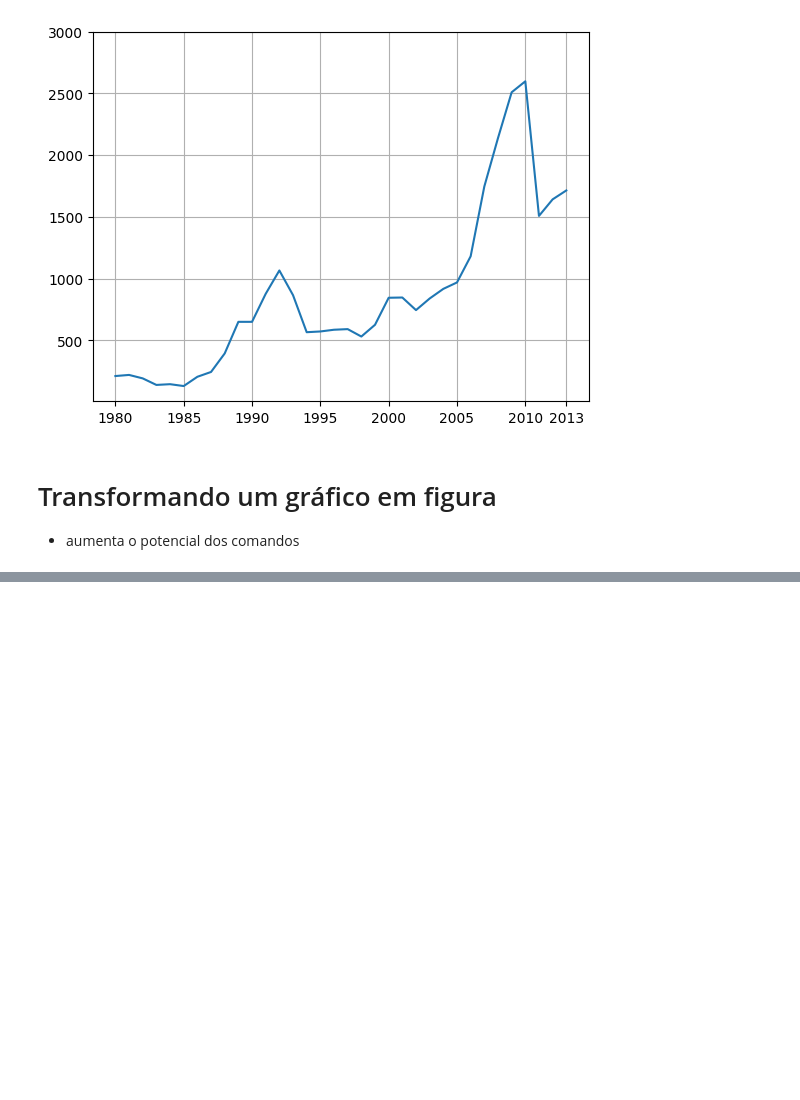
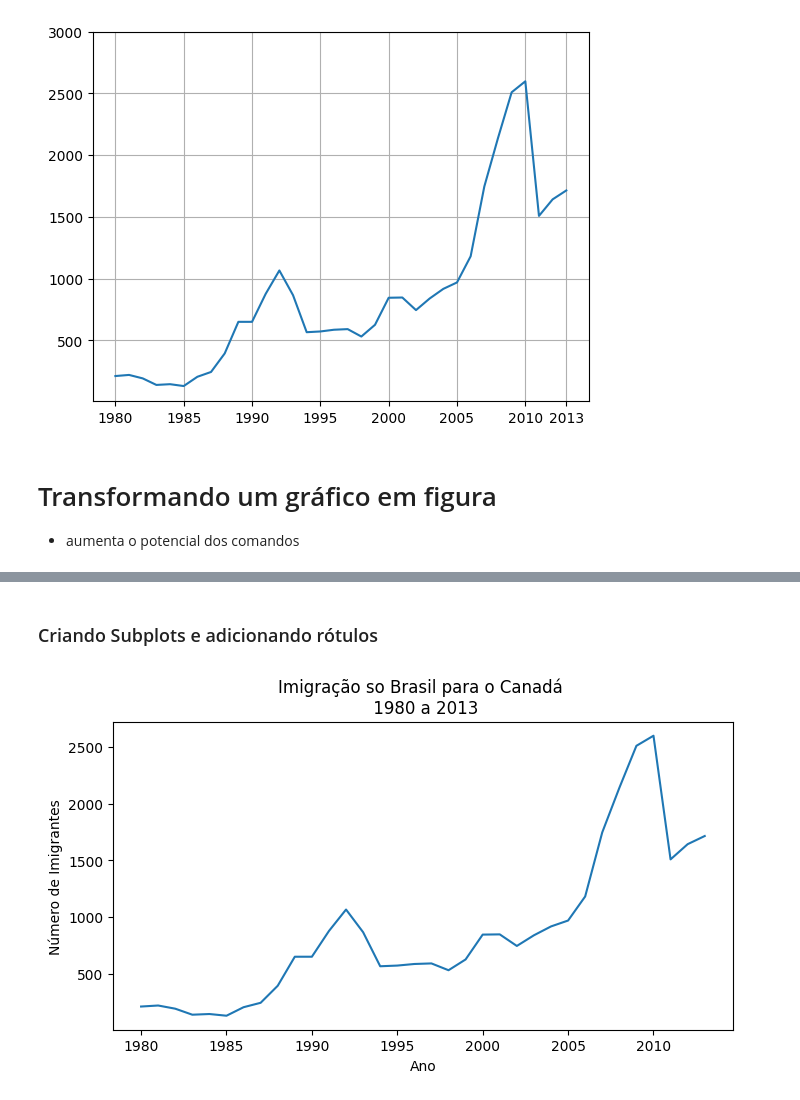
Before and after one commit to LeoSousaJesus/semana_estatistica, a Jupyter notebook: aula2.ipynb, the cells around one changed output, grey strips where cells are left out. Drawn from its saved outputs; the diff is of its cells as text; code cells hidden in the pictures; blank space fills up the shorter version.

```diff
--- a/aula2.ipynb
+++ b/aula2.ipynb
@@ -278,0 +287,18 @@ plt.show
+# %% [markdown]
+### Criando Subplots e adicionando rótulos
+# %%
+
+# Criando subplots
+
+# Criando a figura
+fig,ax = plt.subplots(figsize=(8,4))
+
+# Sublot: Gráfico de linha
+ax.plot(df_brasil['ano'], df_brasil['imigrantes'])
+ax.set_title('Imigração so Brasil para o Canadá \n 1980 a 2013')
+ax.xaxis.set_major_locator(plt.MultipleLocator(5))
+ax.set_xlabel('Ano')
+ax.set_ylabel('Número de Imigrantes')
+plt.show()
+# %% [output]
+[figure, added]
```
Also changed, not shown: parts of 8 cells of this notebook, 1 other file.
